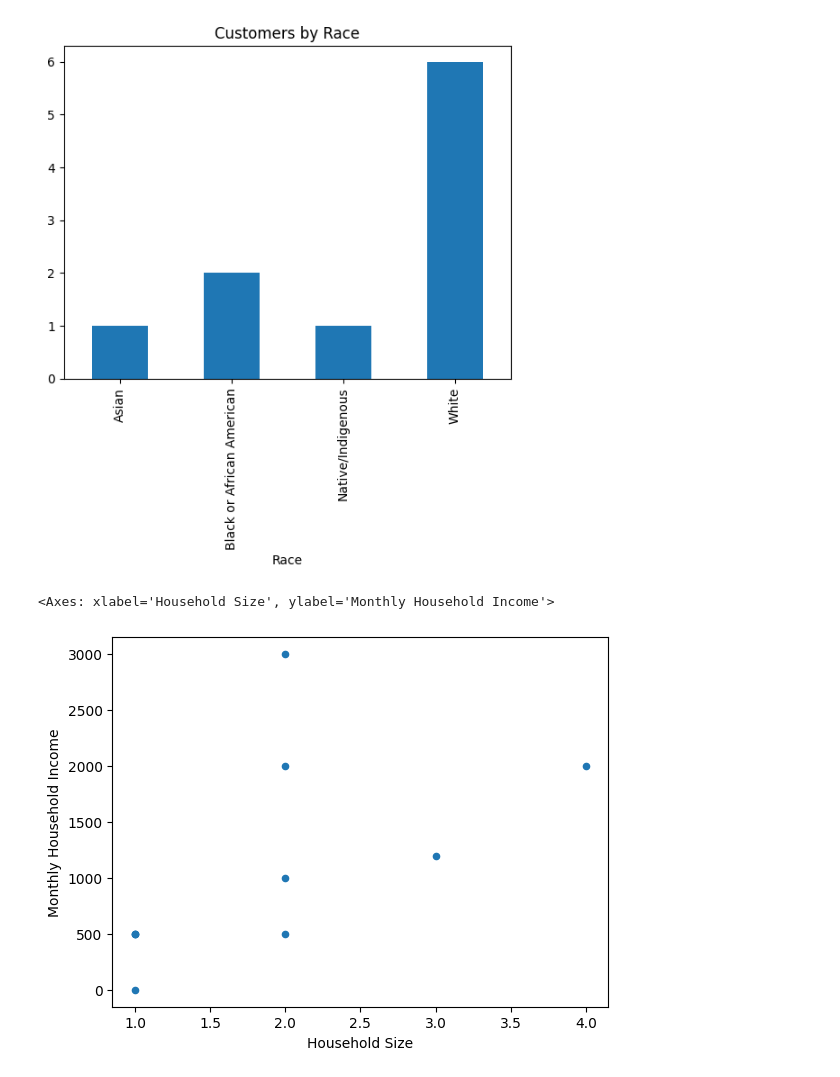
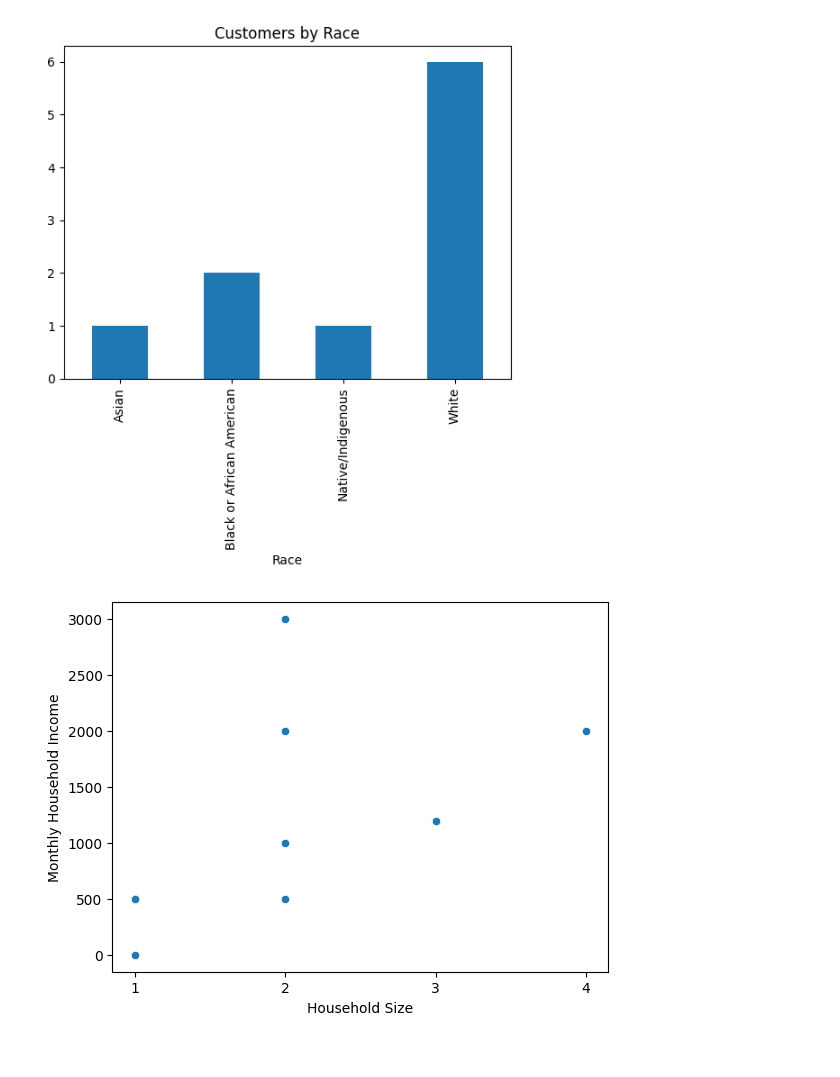
Before and after one commit to akerdolff/Plotting-practice, a Jupyter notebook: Plotting_practice.ipynb, the cells around one changed output. Saved outputs shown, nothing was run; the diff lists cells and outputs as text; code cells hidden in the pictures.

Commit message:
switched scatter plot to seaborn. Modified tick marks

```diff
--- a/Plotting_practice.ipynb
+++ b/Plotting_practice.ipynb
@@ -61,8 +65,10 @@ race_counts.plot(kind = 'bar', title = "Customers by Race", rot=90)
 [figure]
 # %%
 # Scatter plot
+# seaborn
 
-Demographics_df.plot(kind= 'scatter', x = 'Household Size', y = 'Monthly Household Income')
+sns.scatterplot(data = Demographics_df, x = 'Household Size', y = 'Monthly Household Income')
+plt.xticks(np.arange(Demographics_df['Household Size'].min(), Demographics_df['Household Size'].max()+1, 1))
+plt.show()
 # %% [output]
-<Axes: xlabel='Household Size', ylabel='Monthly Household Income'>
-[figure, old version]
+[figure, new version]
```
Also changed, not shown: parts of 4 cells of this notebook.
